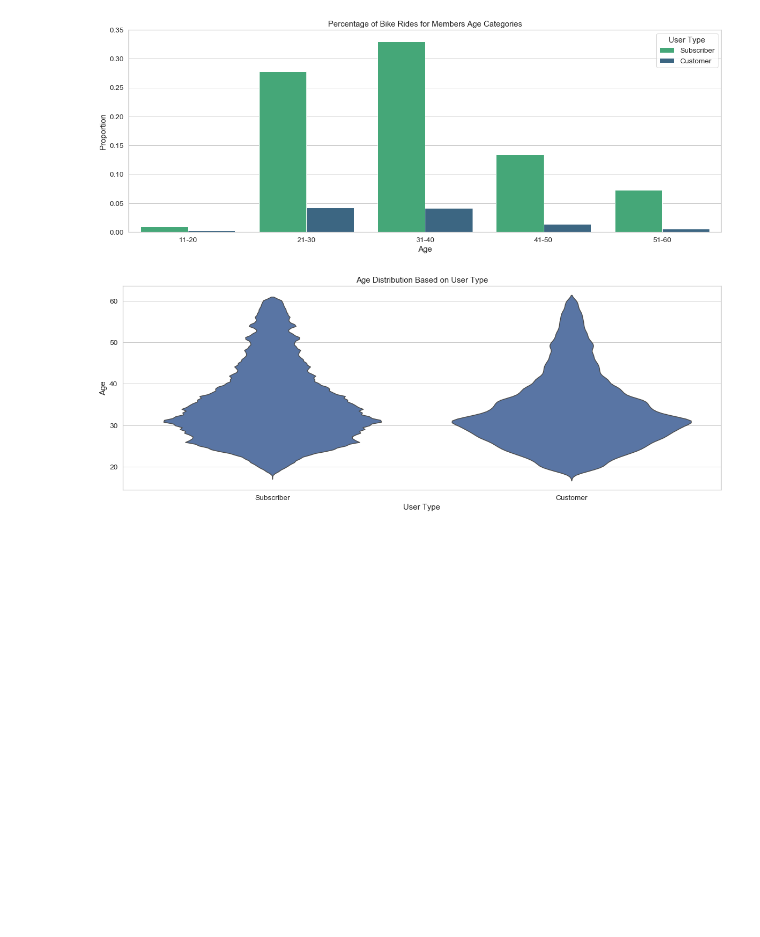
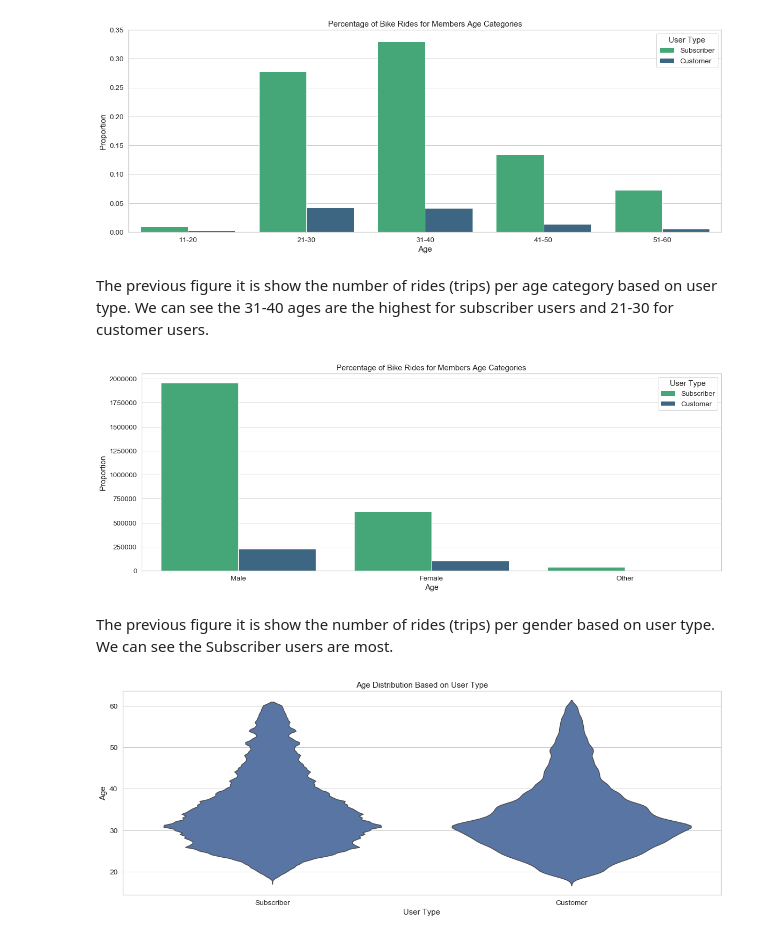
Before and after one commit to Alyahya-A/communicate-data-findings, a Jupyter notebook: communicate-data-findings-exploration.ipynb, the cells around one changed output. Cells and saved outputs as stored; diff of their text form; code cells hidden in the pictures; blank space fills up the shorter version.

```diff
--- a/communicate-data-findings-exploration.ipynb
+++ b/communicate-data-findings-exploration.ipynb
@@ -768,6 +780,20 @@ ax.set_xlabel('Age')
 ax.set_title("Percentage of Bike Rides for Members Age Categories", fontsize=15);
 # %% [output]
 [figure]
+# %% [markdown]
+The previous figure it is show the number of rides (trips) per age category based on user type. We can see the 31-40 ages are the highest for subscriber users and 21-30 for customer users.
+# %%
+sns.countplot(data=df, x='member_gender', hue='user_type', color=base_color, palette='viridis_r')
+
+ax = plt.gca()
+ax.legend().set_title('User Type')
+ax.set_ylabel('Proportion')
+ax.set_xlabel('Age')
+ax.set_title("Percentage of Bike Rides for Members Age Categories", fontsize=15);
+# %% [output]
+[figure, added]
+# %% [markdown]
+The previous figure it is show the number of rides (trips) per gender based on user type. We can see the Subscriber users are most.
 # %%
 sns.violinplot(data=df, x='user_type', y='member_age', color=base_color, inner=None, height=12)
 
```
Also changed, not shown: parts of 28 cells of this notebook.
